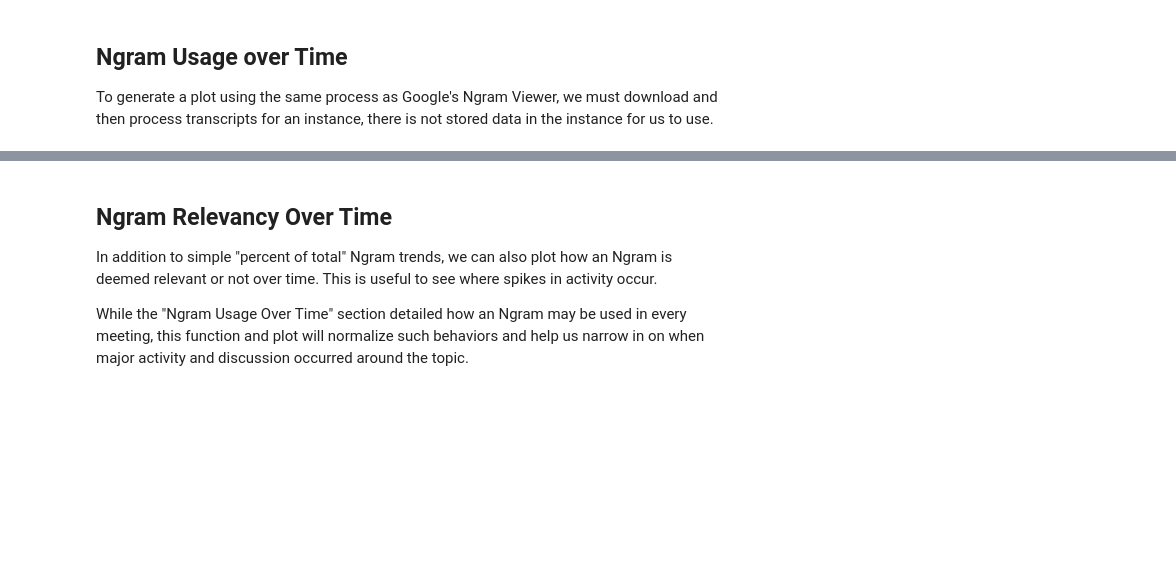
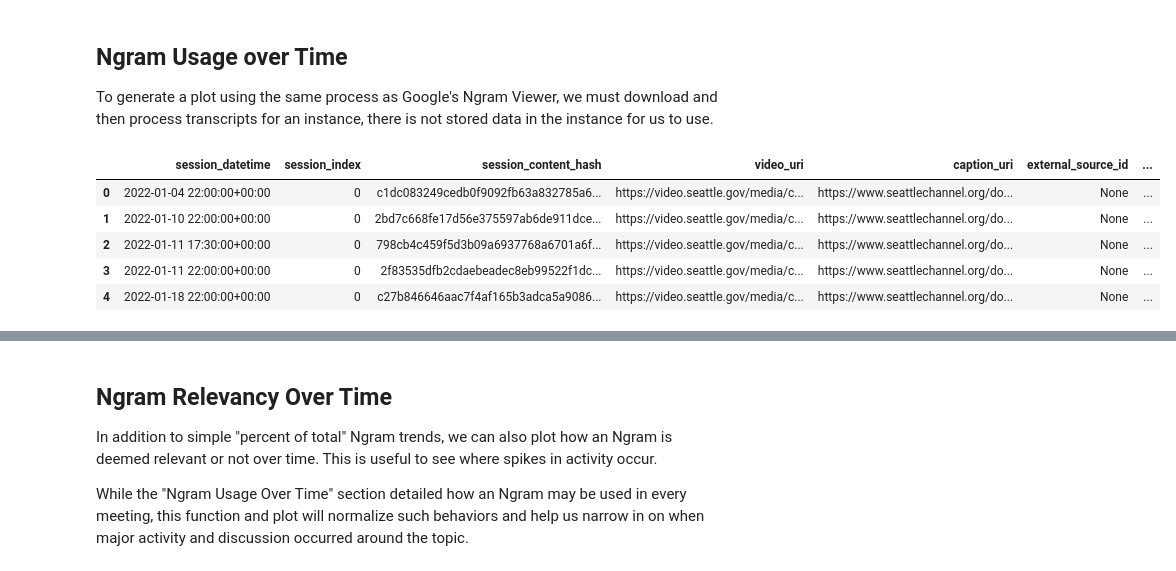
Before and after one commit to CouncilDataProject/cdp-data, a Jupyter notebook: notebooks/plot_keyword_history.ipynb, the cells around one changed output, grey strips where cells are left out. Cells and saved outputs as stored; diff of their text form; code cells hidden in the pictures; blank space fills up the shorter version.

Commit message:
Use functions in keyword hist notebook

```diff
--- a/notebooks/plot_keyword_history.ipynb
+++ b/notebooks/plot_keyword_history.ipynb
@@ -8,5 +13,15 @@ Much like [Google's Ngram Viewer](https://books.google.com/ngrams) we can plot t
 
 To generate a plot using the same process as Google's Ngram Viewer, we must download and then process transcripts for an instance, there is not stored data in the instance for us to use.
 # %%
-# TODO
-# from cdp_data.keywords import get_ngram_usage_history
+from cdp_data.datasets import get_session_dataset
+from cdp_data.keywords import compute_ngram_usage_history
+
+session_ds = get_session_dataset("cdp-seattle-21723dcf", store_transcript=True, start_datetime="2022-01-01")
+session_ds.head()
+# %% [output]
+|  | session_datetime | session_index | session_content_hash | video_uri | caption_uri | external_source_id | ... |
+| 0 | 2022-01-04 22:00:00+00:00 | 0 | c1dc083249cedb0f9092fb63a832785a6... | https://video.seattle.gov/media/c... | https://www.seattlechannel.org/do... | None | ... |
+| 1 | 2022-01-10 22:00:00+00:00 | 0 | 2bd7c668fe17d56e375597ab6de911dce... | https://video.seattle.gov/media/c... | https://www.seattlechannel.org/do... | None | ... |
+| 2 | 2022-01-11 17:30:00+00:00 | 0 | 798cb4c459f5d3b09a6937768a6701a6f... | https://video.seattle.gov/media/c... | https://www.seattlechannel.org/do... | None | ... |
+| 3 | 2022-01-11 22:00:00+00:00 | 0 | 2f83535dfb2cdaebeadec8eb99522f1dc... | https://video.seattle.gov/media/c... | https://www.seattlechannel.org/do... | None | ... |
+| 4 | 2022-01-18 22:00:00+00:00 | 0 | c27b846646aac7f4af165b3adca5a9086... | https://video.seattle.gov/media/c... | https://www.seattlechannel.org/do... | None | ... |
```
Also changed, not shown: parts of 16 cells of this notebook.
